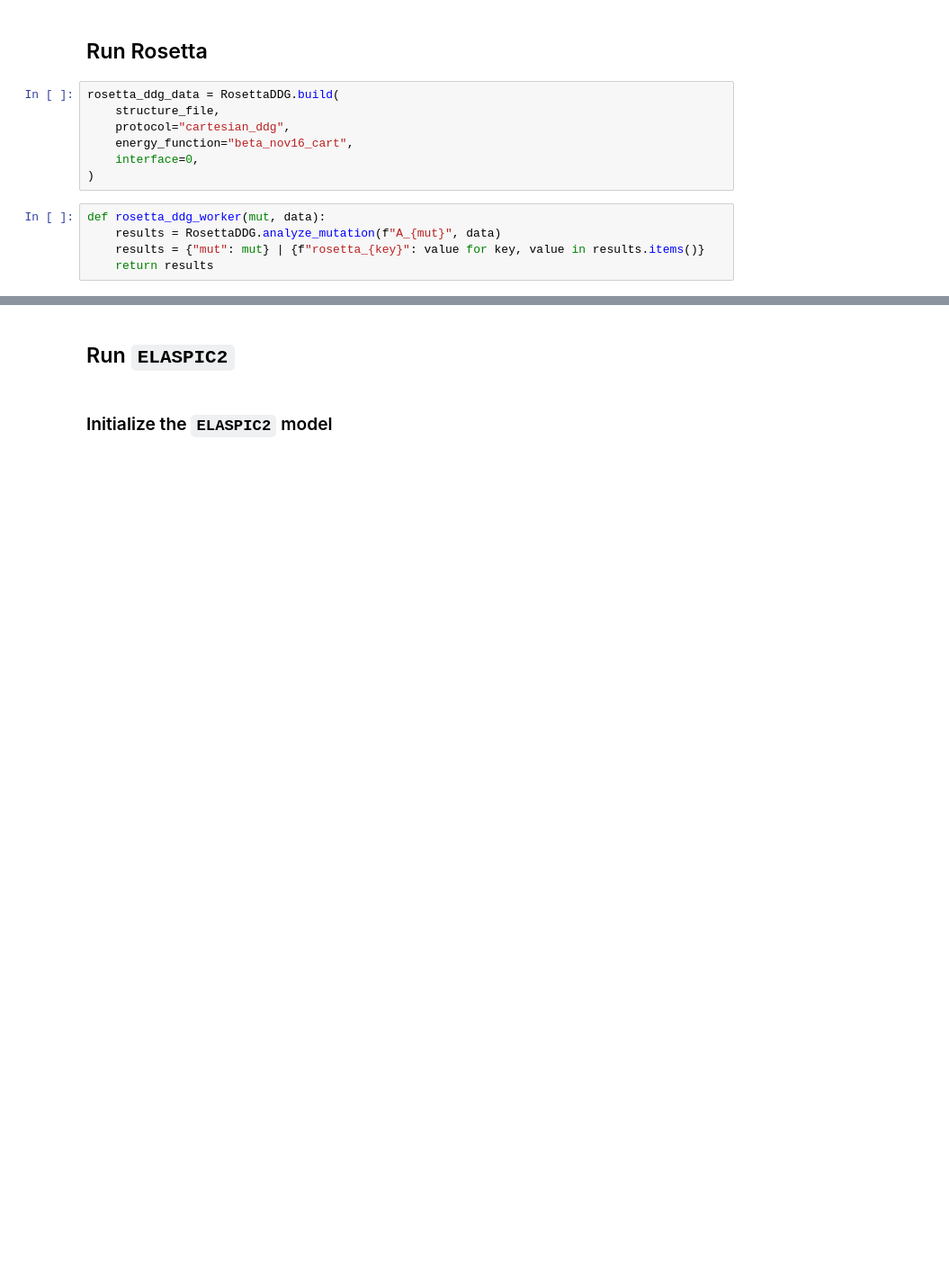
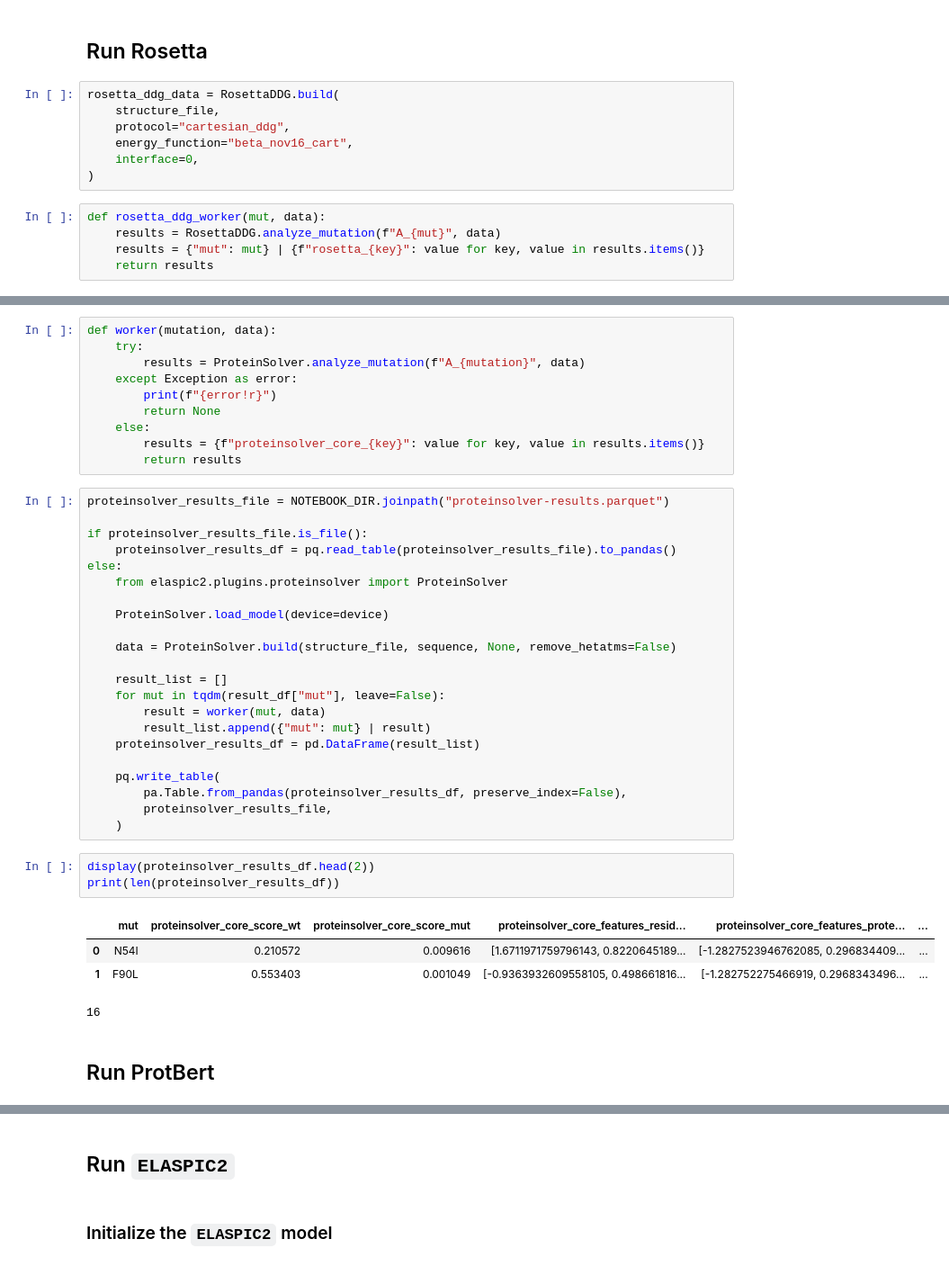
Before and after one commit to elaspic/cagi6-submission, a Jupyter notebook: notebooks/30_cagi6_cam.ipynb, the cells around one changed output, grey strips where cells are left out. Shown at 90% size. Cells and saved outputs as stored; diff of their text form; blank space fills up the shorter version.

```diff
--- a/notebooks/30_cagi6_cam.ipynb
+++ b/notebooks/30_cagi6_cam.ipynb
@@ -181,0 +240,42 @@ else:
+# %%
+def worker(mutation, data):
+    try:
+        results = ProteinSolver.analyze_mutation(f"A_{mutation}", data)
+    except Exception as error:
+        print(f"{error!r}")
+        return None
+    else:
+        results = {f"proteinsolver_core_{key}": value for key, value in results.items()}
+        return results
+# %%
+proteinsolver_results_file = NOTEBOOK_DIR.joinpath("proteinsolver-results.parquet")
+
+if proteinsolver_results_file.is_file():
+    proteinsolver_results_df = pq.read_table(proteinsolver_results_file).to_pandas()
+else:
+    from elaspic2.plugins.proteinsolver import ProteinSolver
+
+    ProteinSolver.load_model(device=device)
+
+    data = ProteinSolver.build(structure_file, sequence, None, remove_hetatms=False)
+
+    result_list = []
+    for mut in tqdm(result_df["mut"], leave=False):
+        result = worker(mut, data)
+        result_list.append({"mut": mut} | result)
+    proteinsolver_results_df = pd.DataFrame(result_list)
+
+    pq.write_table(
+        pa.Table.from_pandas(proteinsolver_results_df, preserve_index=False),
+        proteinsolver_results_file,
+    )
+# %%
+display(proteinsolver_results_df.head(2))
+print(len(proteinsolver_results_df))
+# %% [output]
+|  | mut | proteinsolver_core_score_wt | proteinsolver_core_score_mut | proteinsolver_core_features_resid... | proteinsolver_core_features_prote... | ... |
+| 0 | N54I | 0.210572 | 0.009616 | [1.6711971759796143, 0.8220645189... | [-1.2827523946762085, 0.296834409... | ... |
+| 1 | F90L | 0.553403 | 0.001049 | [-0.9363932609558105, 0.498661816... | [-1.282752275466919, 0.2968343496... | ... |
+16
+# %% [markdown]
+## Run ProtBert
```
Also changed, not shown: parts of 24 cells of this notebook, 2 other files.
